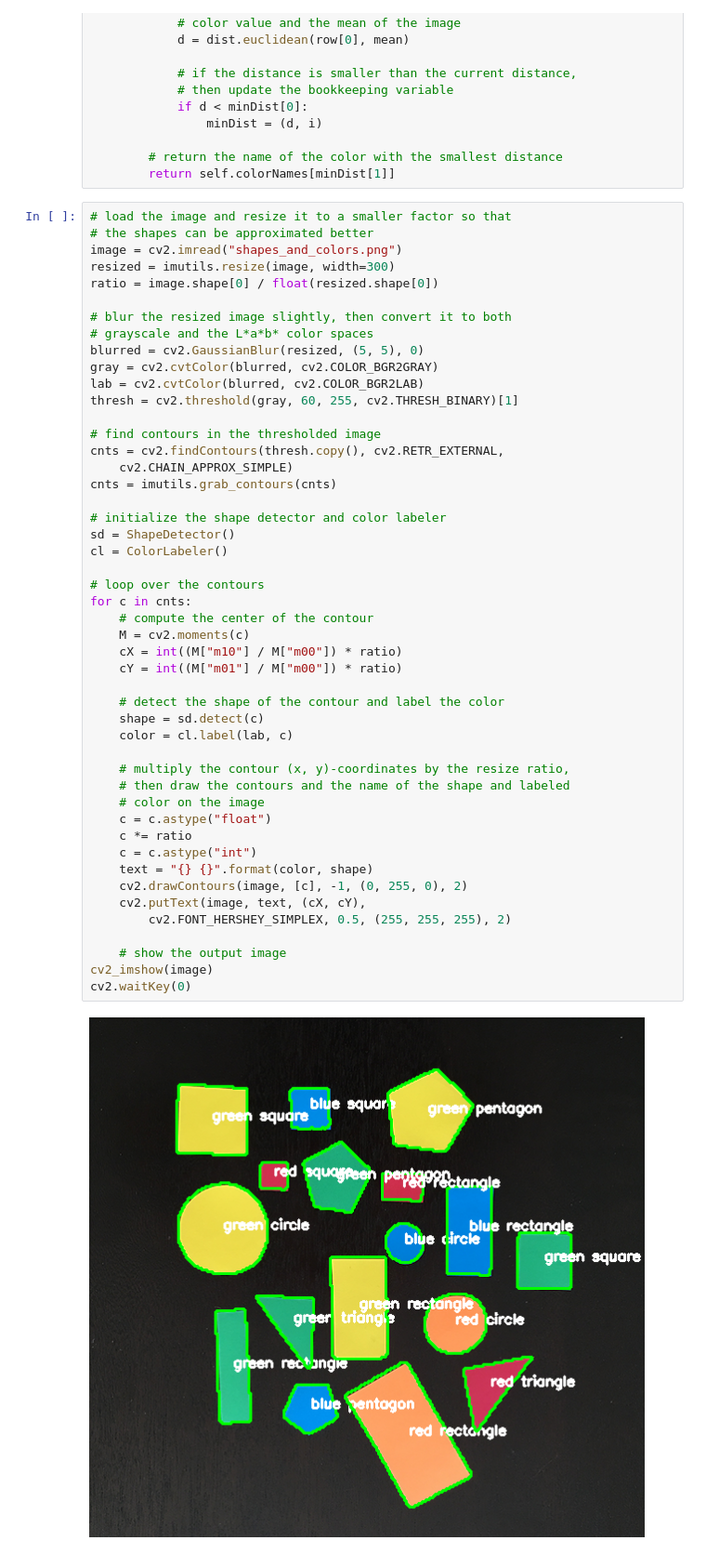
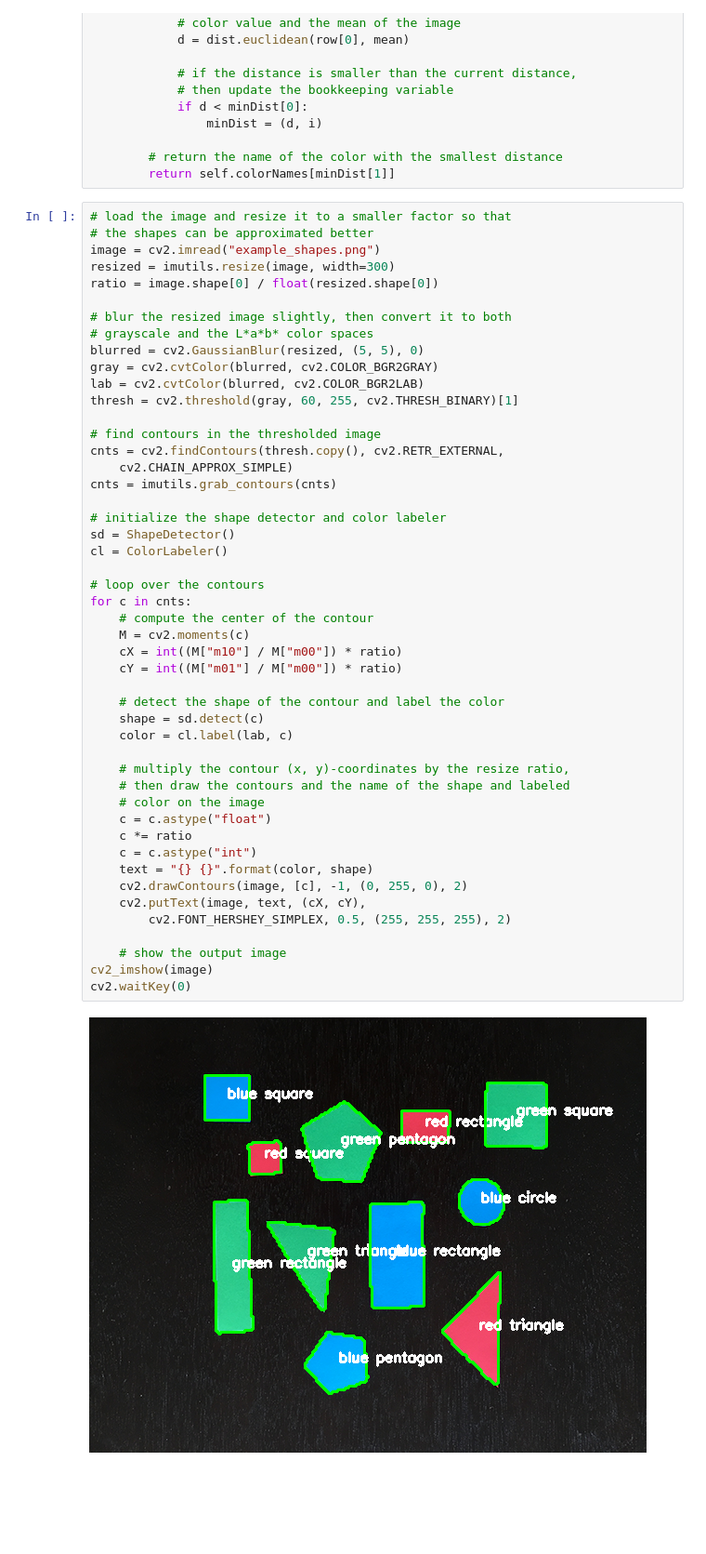
Before and after one commit to RtjShreyD/CV-DL, a Jupyter notebook: Object_color.ipynb, the cells around one changed output. Shown at 93% size. Cells and saved outputs as stored; diff of their text form; blank space fills up the shorter version.

```diff
--- a/Object_color.ipynb
+++ b/Object_color.ipynb
@@ -97,7 +97,7 @@ class ColorLabeler:
 # %%
 # load the image and resize it to a smaller factor so that
 # the shapes can be approximated better
-image = cv2.imread("shapes_and_colors.png")
+image = cv2.imread("example_shapes.png")
 resized = imutils.resize(image, width=300)
 ratio = image.shape[0] / float(resized.shape[0])
 
@@ -116,32 +116,32 @@ cnts = imutils.grab_contours(cnts)
 # initialize the shape detector and color labeler
 sd = ShapeDetector()
 cl = ColorLabeler()
 
 # loop over the contours
 for c in cnts:
 	# compute the center of the contour
 	M = cv2.moments(c)
 	cX = int((M["m10"] / M["m00"]) * ratio)
 	cY = int((M["m01"] / M["m00"]) * ratio)
 
 	# detect the shape of the contour and label the color
 	shape = sd.detect(c)
 	color = cl.label(lab, c)
 
 	# multiply the contour (x, y)-coordinates by the resize ratio,
 	# then draw the contours and the name of the shape and labeled
 	# color on the image
 	c = c.astype("float")
 	c *= ratio
 	c = c.astype("int")
 	text = "{} {}".format(color, shape)
 	cv2.drawContours(image, [c], -1, (0, 255, 0), 2)
 	cv2.putText(image, text, (cX, cY),
 		cv2.FONT_HERSHEY_SIMPLEX, 0.5, (255, 255, 255), 2)
 
 	# show the output image
 cv2_imshow(image)
 cv2.waitKey(0)
 # %% [output]
-[figure, old version]
+[figure, new version]
 -1
```
